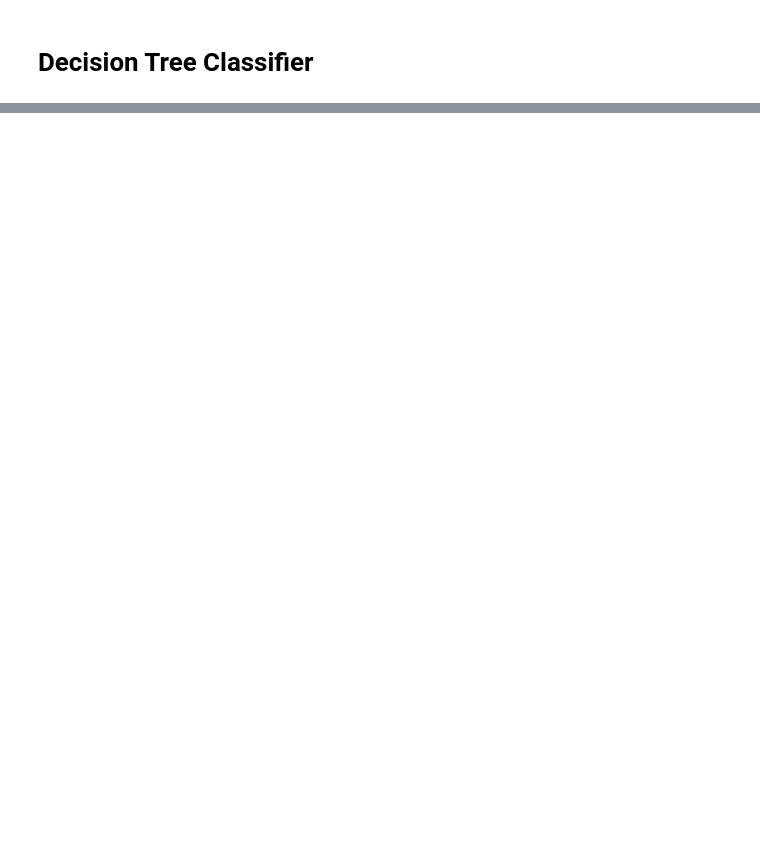
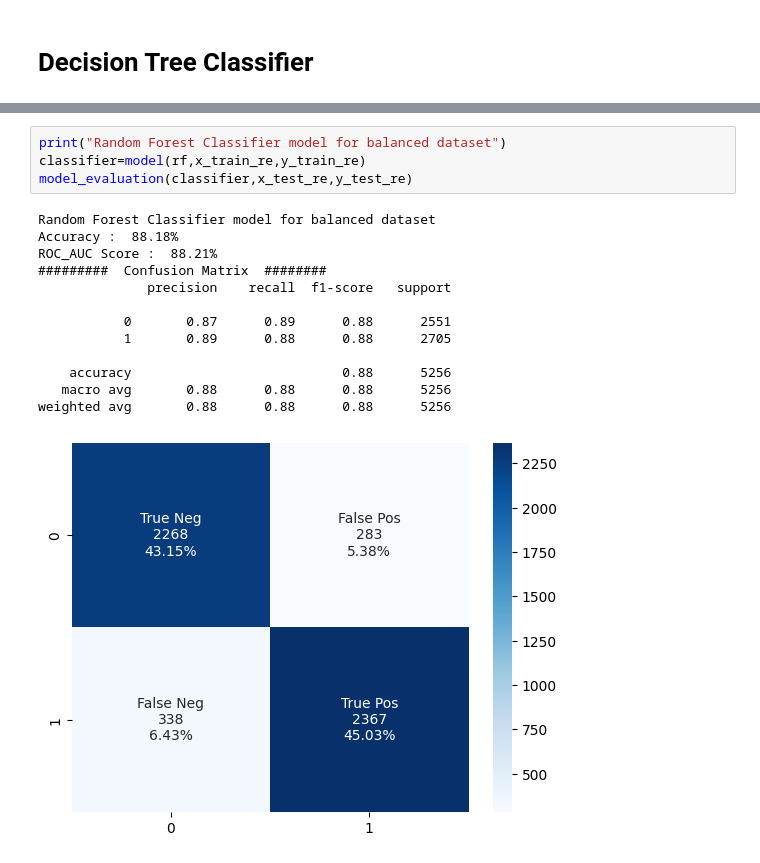
Before and after one commit to sabira11/ENCRYPTIX_Task, a Jupyter notebook: Bank customer Churn Prediction.ipynb, the cells around one changed output, grey strips where cells are left out. Drawn from its saved outputs; the diff is of its cells as text; blank space fills up the shorter version.

```diff
--- a/Bank customer Churn Prediction.ipynb
+++ b/Bank customer Churn Prediction.ipynb
@@ -377,0 +426,18 @@ weighted avg       0.74      0.74      0.74      5256
+# %%
+print("Random Forest Classifier model for balanced dataset")
+classifier=model(rf,x_train_re,y_train_re)
+model_evaluation(classifier,x_test_re,y_test_re)
+# %% [output]
+Random Forest Classifier model for balanced dataset
+Accuracy :  88.18%
+ROC_AUC Score :  88.21%
+#########  Confusion Matrix  ########
+              precision    recall  f1-score   support
+
+           0       0.87      0.89      0.88      2551
+           1       0.89      0.88      0.88      2705
+
+    accuracy                           0.88      5256
+   macro avg       0.88      0.88      0.88      5256
+weighted avg       0.88      0.88      0.88      5256
+[figure, added]
```
Also changed, not shown: parts of 13 cells of this notebook.
